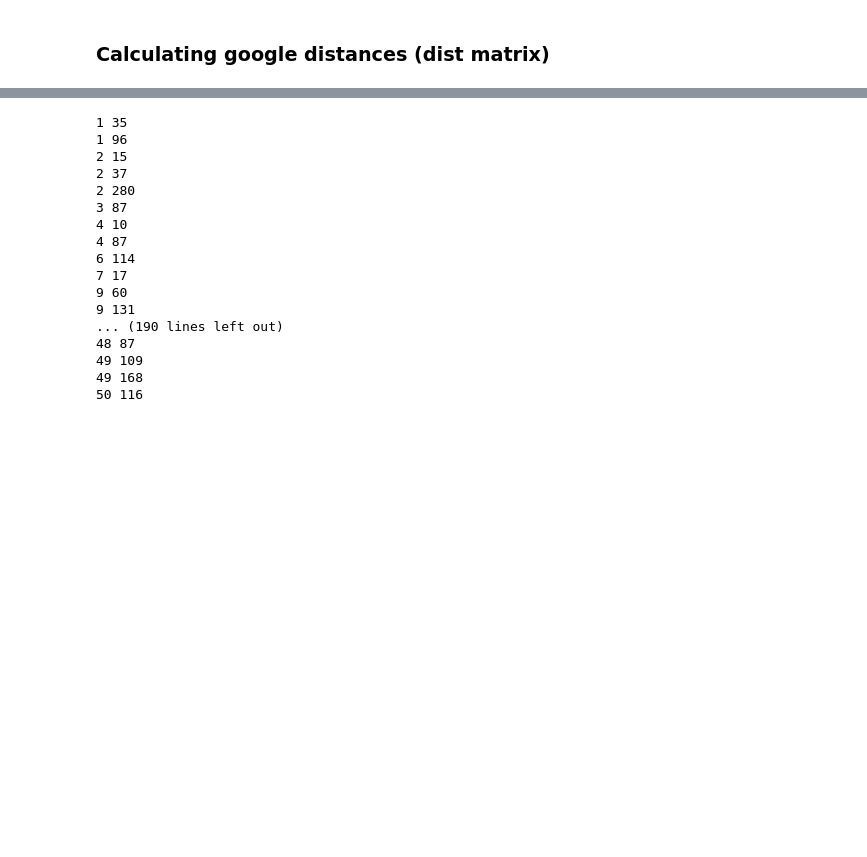
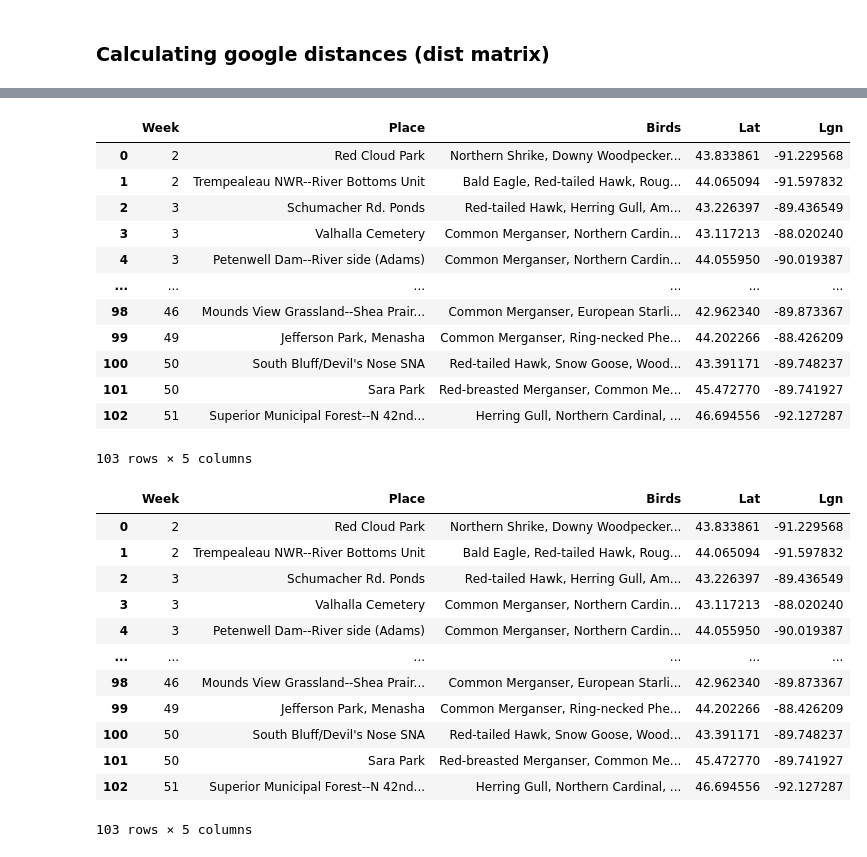
Before and after one commit to hinowashi/InshightWebapp, a Jupyter notebook: flaskexample/Project/Insight Project Set Method.ipynb, the cells around one changed output, grey strips where cells are left out. Drawn from its saved outputs; the diff is of its cells as text; code cells hidden in the pictures; blank space fills up the shorter version.

Commit message:
A full working app!!!!! (only things to be change are the credentials).
The next step is to have it working with the hole eBird database.

```diff
--- a/flaskexample/Project/Insight Project Set Method.ipynb
+++ b/flaskexample/Project/Insight Project Set Method.ipynb
@@ -374,22 +373,48 @@ locMat = np.linspace(1,nTime*nLoc,nTime*nLoc).reshape(nTime,nLoc)
-# %%
-for element in sorted(locList):
-    week,loc = np.where(locMat == element)
-    print(week[0],loc[0])
-# %% [output]
-1 35
-1 96
-2 15
-2 37
-2 280
-3 87
-4 10
-4 87
-6 114
-7 17
-9 60
-9 131
-... (190 lines left out)
-48 87
-49 109
-49 168
-50 116
+# %%
+for i, element in enumerate(locList):
+    week,loc = np.where(locMat == element)
+    arrayWeeks[i] = int(week[0]+1)
+    arrayLocName[i] = dfCounts.loc[dfCounts['db_cluster'] == loc[0]].iloc[0]['locality']
+    arrayLat[i] = dfCounts.loc[dfCounts['db_cluster'] == loc[0]].iloc[0]['latitude']
+    arrayLng[i] = dfCounts.loc[dfCounts['db_cluster'] == loc[0]].iloc[0]['longitude']
+    arrayBirds[i] = ', '.join(list(setList[i]))
+# %%
+dataTable = pd.DataFrame({'Week': arrayWeeks,
+                          'Place': arrayLocName,
+                          'Birds': arrayBirds,
+                          'Lat': arrayLat,
+                          'Lgn': arrayLng})
+# %%
+dataTable.sort_values(by=['Week'], inplace=True)
+# %%
+dataTable = dataTable.reset_index()
+dataTable.drop(['index'], axis=1, inplace=True)
+# %%
+dataTable
+# %% [output]
+|  | Week | Place | Birds | Lat | Lgn |
+| 0 | 2 | Red Cloud Park | Northern Shrike, Downy Woodpecker... | 43.833861 | -91.229568 |
+| 1 | 2 | Trempealeau NWR--River Bottoms Unit | Bald Eagle, Red-tailed Hawk, Roug... | 44.065094 | -91.597832 |
+| 2 | 3 | Schumacher Rd. Ponds | Red-tailed Hawk, Herring Gull, Am... | 43.226397 | -89.436549 |
+| 3 | 3 | Valhalla Cemetery | Common Merganser, Northern Cardin... | 43.117213 | -88.020240 |
+| 4 | 3 | Petenwell Dam--River side (Adams) | Common Merganser, Northern Cardin... | 44.055950 | -90.019387 |
+| ... | ... | ... | ... | ... | ... |
+| 98 | 46 | Mounds View Grassland--Shea Prair... | Common Merganser, European Starli... | 42.962340 | -89.873367 |
+| 99 | 49 | Jefferson Park, Menasha | Common Merganser, Ring-necked Phe... | 44.202266 | -88.426209 |
+| 100 | 50 | South Bluff/Devil's Nose SNA | Red-tailed Hawk, Snow Goose, Wood... | 43.391171 | -89.748237 |
+| 101 | 50 | Sara Park | Red-breasted Merganser, Common Me... | 45.472770 | -89.741927 |
+| 102 | 51 | Superior Municipal Forest--N 42nd... | Herring Gull, Northern Cardinal, ... | 46.694556 | -92.127287 |
+103 rows × 5 columns
+|  | Week | Place | Birds | Lat | Lgn |
+| 0 | 2 | Red Cloud Park | Northern Shrike, Downy Woodpecker... | 43.833861 | -91.229568 |
+| 1 | 2 | Trempealeau NWR--River Bottoms Unit | Bald Eagle, Red-tailed Hawk, Roug... | 44.065094 | -91.597832 |
+| 2 | 3 | Schumacher Rd. Ponds | Red-tailed Hawk, Herring Gull, Am... | 43.226397 | -89.436549 |
+| 3 | 3 | Valhalla Cemetery | Common Merganser, Northern Cardin... | 43.117213 | -88.020240 |
+| 4 | 3 | Petenwell Dam--River side (Adams) | Common Merganser, Northern Cardin... | 44.055950 | -90.019387 |
+| ... | ... | ... | ... | ... | ... |
+| 98 | 46 | Mounds View Grassland--Shea Prair... | Common Merganser, European Starli... | 42.962340 | -89.873367 |
+| 99 | 49 | Jefferson Park, Menasha | Common Merganser, Ring-necked Phe... | 44.202266 | -88.426209 |
+| 100 | 50 | South Bluff/Devil's Nose SNA | Red-tailed Hawk, Snow Goose, Wood... | 43.391171 | -89.748237 |
+| 101 | 50 | Sara Park | Red-breasted Merganser, Common Me... | 45.472770 | -89.741927 |
+| 102 | 51 | Superior Municipal Forest--N 42nd... | Herring Gull, Northern Cardinal, ... | 46.694556 | -92.127287 |
+103 rows × 5 columns
```
Also changed, not shown: parts of 8 cells of this notebook, 6 other files.
